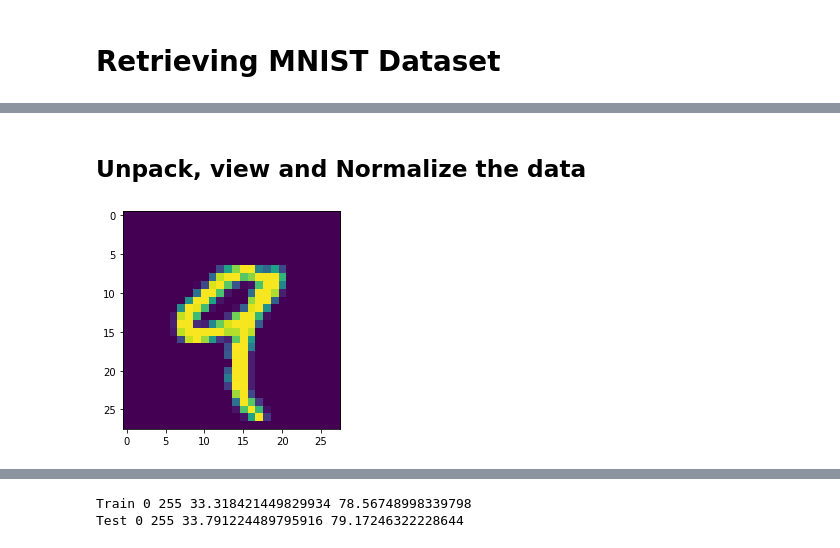
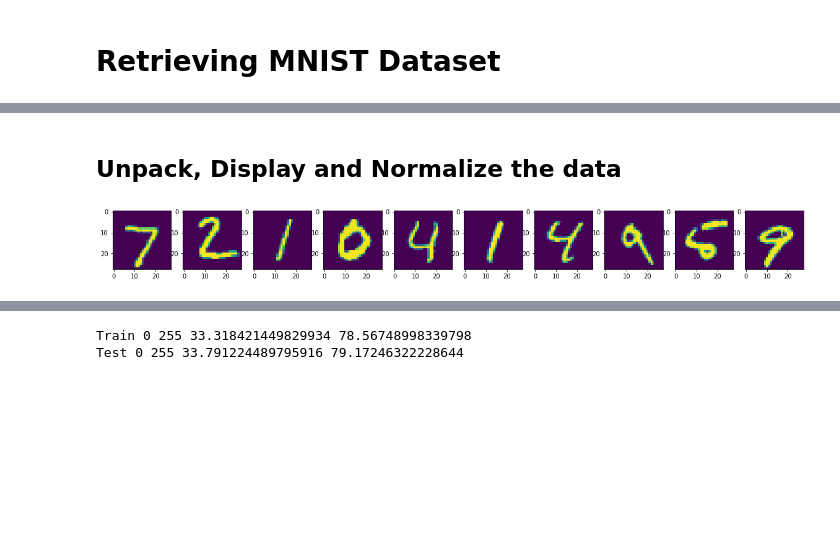
Before and after one commit to Cheezy23/MNIST_Project, a Jupyter notebook: MNIST_Dataset_Project.ipynb, the cells around one changed output, grey strips where cells are left out. Cells and saved outputs as stored; diff of their text form; code cells hidden in the pictures; blank space fills up the shorter version.

```diff
--- a/MNIST_Dataset_Project.ipynb
+++ b/MNIST_Dataset_Project.ipynb
@@ -46,15 +44,18 @@ AttributeError: module 'keras.backend.tensorflow_backend' has no attribute '_is_
 # %% [markdown]
-## Unpack, view and Normalize the data
+## Unpack, Display and Normalize the data
 # %%
 # Unpack the dataset, using this method of data retrieval we save on over complicating when reading it in
 # This will give us 4 sets of data in bytes. x_train, y_train, x_test and y_test
 (x_train, y_train), (x_test, y_test) = mnistData.load_data()
 
 # To display an image we can use matplot to help
-plt.imshow(x_train[4])
-plt.show()
+plt.figure(1, figsize=(20,3))
+for i in range(10):
+    plt.subplot(1,10,i+1)
+    imagex = np.squeeze(x_test[i])
+    plt.imshow(imagex)
 # %% [output]
-[figure, old version]
+[figure, new version]
 # %%
 # Display the shape of the data
 print('Train', x_train.shape, y_train.shape)
```
Also changed, not shown: parts of 12 cells of this notebook, 7 other files.
